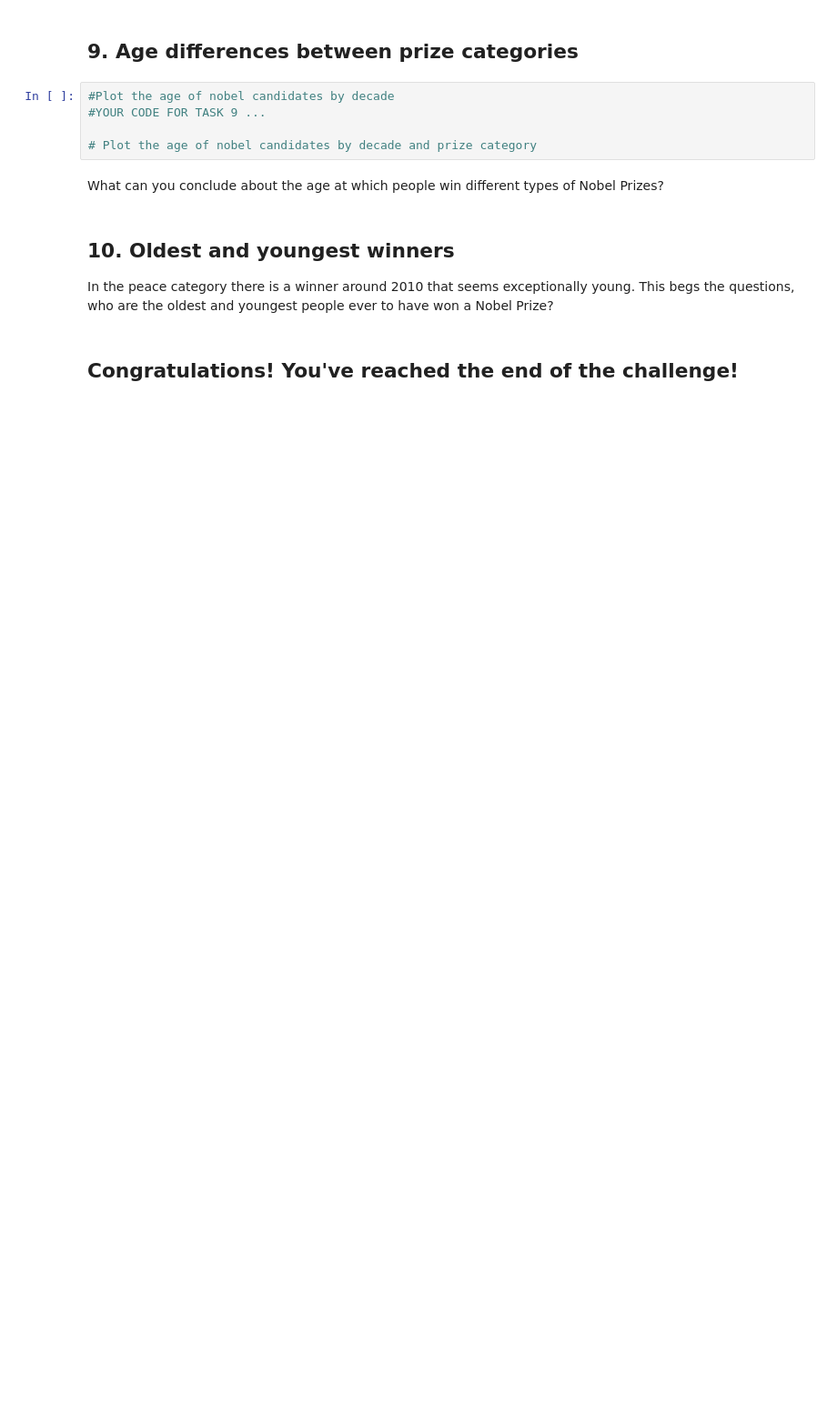
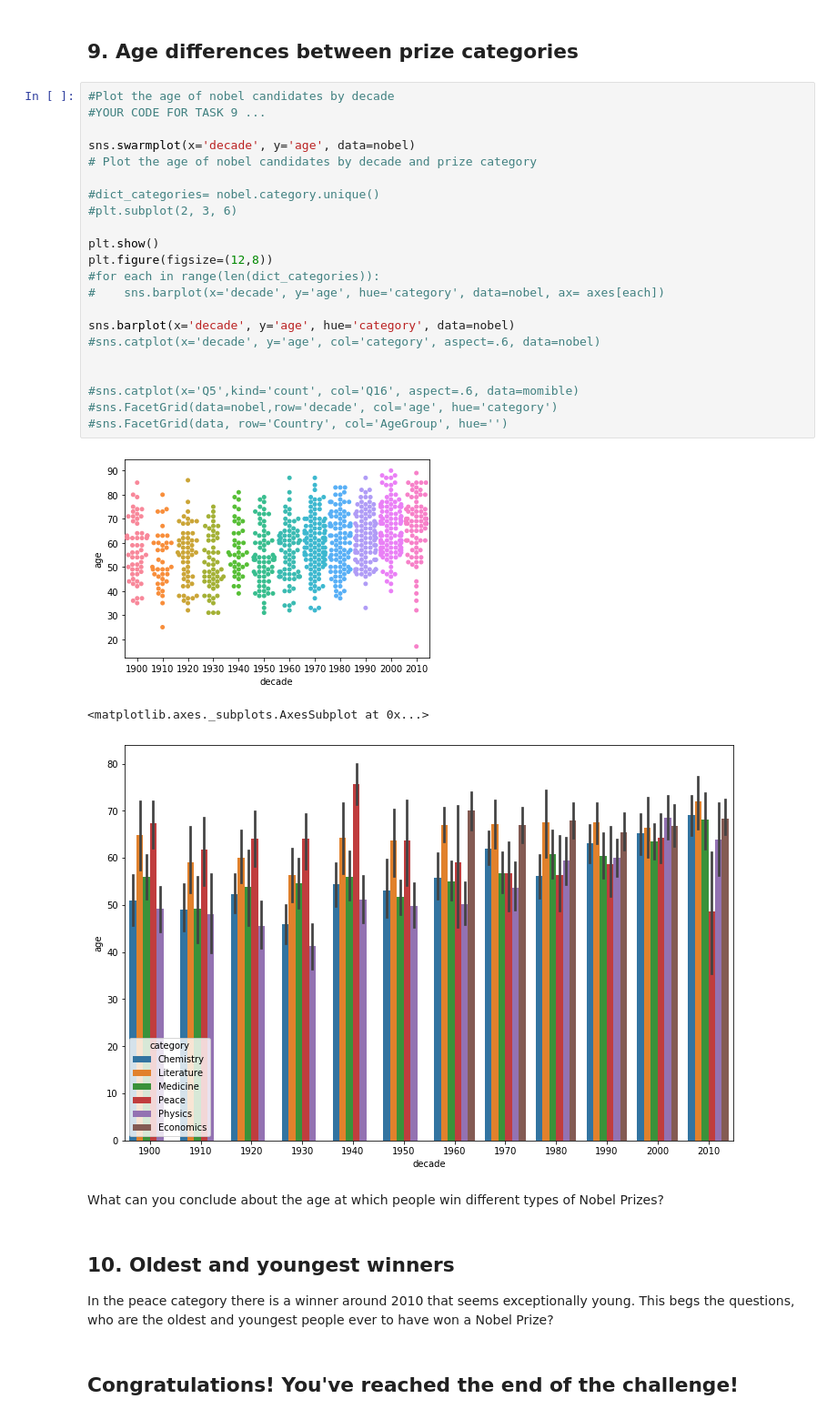
Before and after one commit to boitshepo97/nobel-prize-winners, a Jupyter notebook: nobelprizewinners.ipynb, the cells around one changed output. Shown at 91% size. Cells and saved outputs as stored; diff of their text form; blank space fills up the shorter version.

```diff
--- a/nobelprizewinners.ipynb
+++ b/nobelprizewinners.ipynb
@@ -197,10 +276,31 @@ nobel['age'] = ...
 # %% [markdown]
 ## 9. Age differences between prize categories
-# %%
-#Plot the age of nobel candidates by decade
-#YOUR CODE FOR TASK 9 ...
-
-# Plot the age of nobel candidates by decade and prize category
+# %%
+#Plot the age of nobel candidates by decade
+#YOUR CODE FOR TASK 9 ...
+
+sns.swarmplot(x='decade', y='age', data=nobel)
+# Plot the age of nobel candidates by decade and prize category
+
+#dict_categories= nobel.category.unique()
+#plt.subplot(2, 3, 6)
+
+plt.show()
+plt.figure(figsize=(12,8))
+#for each in range(len(dict_categories)):
+#    sns.barplot(x='decade', y='age', hue='category', data=nobel, ax= axes[each])
+
+sns.barplot(x='decade', y='age', hue='category', data=nobel)
+#sns.catplot(x='decade', y='age', col='category', aspect=.6, data=nobel)
+
+
+#sns.catplot(x='Q5',kind='count', col='Q16', aspect=.6, data=momible)
+#sns.FacetGrid(data=nobel,row='decade', col='age', hue='category')
+#sns.FacetGrid(data, row='Country', col='AgeGroup', hue='')
+# %% [output]
+[figure, added]
+<matplotlib.axes._subplots.AxesSubplot at 0x...>
+[figure, added]
 # %% [markdown]
 What can you conclude about the age at which people win different types of Nobel Prizes?
 # %% [markdown]
```
Also changed, not shown: parts of 6 cells of this notebook.
